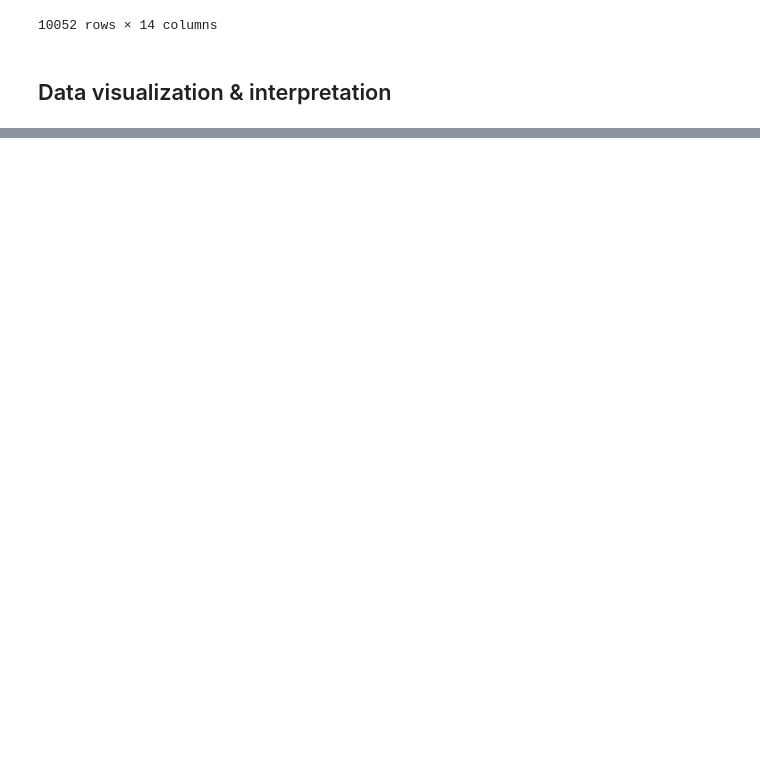
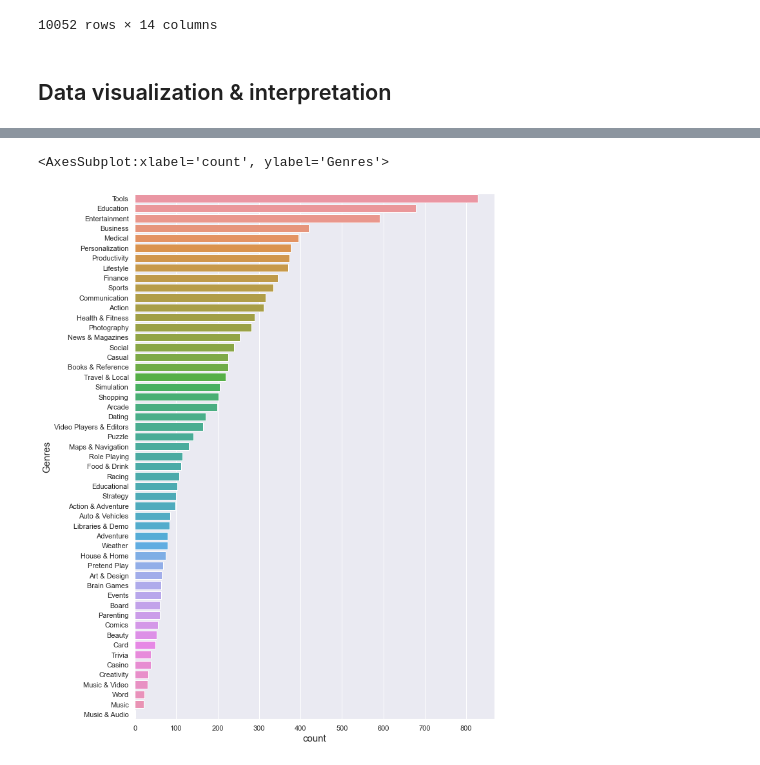
Before and after one commit to enricogoerlitz/Data-Analysis, a Jupyter notebook: 02_Google_Playstore_Data/notebook/notebook1.ipynb, the cells around one changed output, grey strips where cells are left out. Saved outputs shown, nothing was run; the diff lists cells and outputs as text; code cells hidden in the pictures; blank space fills up the shorter version.

Commit message:
google playstore data eda - genre startet

```diff
--- a/02_Google_Playstore_Data/notebook/notebook1.ipynb
+++ b/02_Google_Playstore_Data/notebook/notebook1.ipynb
@@ -555,7 +580,7 @@ df_cleaned[SIZE].isna().sum()
 #### Classification of size to Size Class {Low, Medium, High}
 # %%
 q1, q2 = df_cleaned[SIZE].quantile(q=[1/3, 2/3])
-df_cleaned[SIZE_CLASS] = df_cleaned[SIZE].apply(lambda size: "Low" if size <= q1 else "Medium" if size <= q2 else "High")
+df_cleaned[SIZE_CLASS] = df_cleaned[SIZE].apply(lambda size: LOW if size <= q1 else MEDIUM if size <= q2 else HIGH).astype("category")
 df_cleaned[SIZE_CLASS].value_counts()
 # %% [output]
 Medium    3435
@@ -621,7 +646,7 @@ Name: Downloads, dtype: int64
 # %%
 q1, q2, q3, qtop10 = df_cleaned[DOWNLOADS].quantile(q=[1/4, 2/4, 3/4, 9/10])
 
-df_cleaned[DOWNLOAD_RATE] = df_cleaned[DOWNLOADS].apply(lambda downloads: "Top" if downloads >= qtop10 else "High" if downloads >= q3 else "Medium" if downloads >= q2 else "Low")
+df_cleaned[DOWNLOAD_RATE] = df_cleaned[DOWNLOADS].apply(lambda downloads: TOP if downloads >= qtop10 else HIGH if downloads >= q3 else MEDIUM if downloads >= q2 else LOW)
 df_cleaned[DOWNLOAD_RATE].value_counts()
 # %% [output]
 Low       4737
@@ -707,7 +730,7 @@ Name: Price, dtype: float64
 # %%
 q1, q2, qtop10 = df_cleaned.loc[is_price_over_0, PRICE].quantile(q=[1/3, 2/3, 9/10])
 
-df_cleaned[PRICE_CLASS] = df_cleaned[PRICE].apply(lambda price: "Very High" if price >= qtop10 else "Low" if price <= q1 else "Medium" if price <= q2 else "High")
+df_cleaned[PRICE_CLASS] = df_cleaned[PRICE].apply(lambda price: "Very High" if price >= qtop10 else LOW if price <= q1 else MEDIUM if price <= q2 else HIGH)
 df_cleaned.loc[is_price_over_0, PRICE_CLASS].value_counts()
 # %% [output]
 Low          294
@@ -767,0 +821,3 @@ df_cleaned
+# %%
+genre_counts = df_cleaned[GENRE].value_counts()
+genre_counts.tail(10)
@@ -767,0 +836,6 @@ df_cleaned
+# %%
+plt.figure(figsize=(10, 15))
+sns.countplot(y=GENRE, data=df_cleaned, order=genre_counts.index)
+# %% [output]
+<AxesSubplot:xlabel='count', ylabel='Genres'>
+[figure, added]
```
Also changed, not shown: parts of 49 cells of this notebook.
